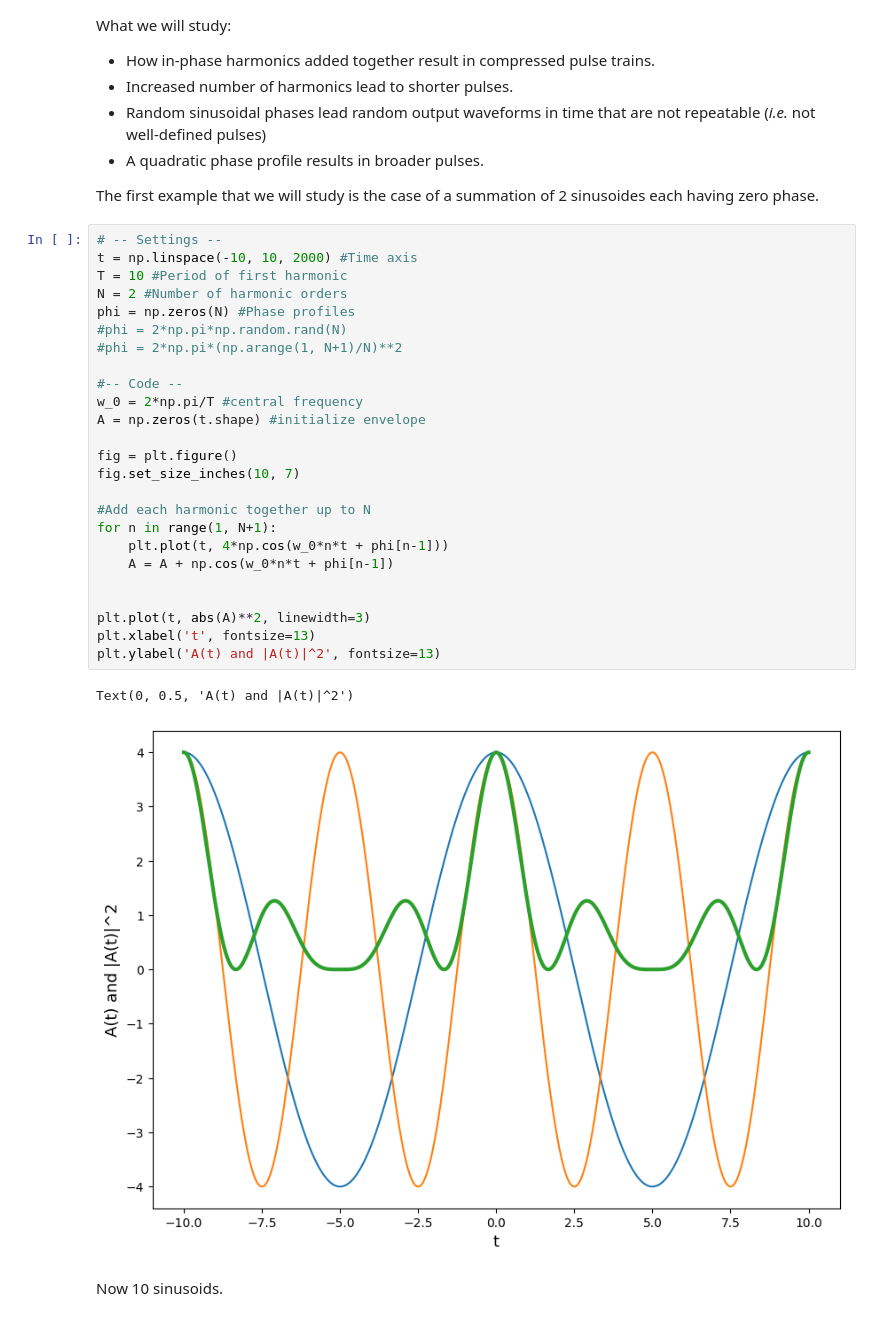
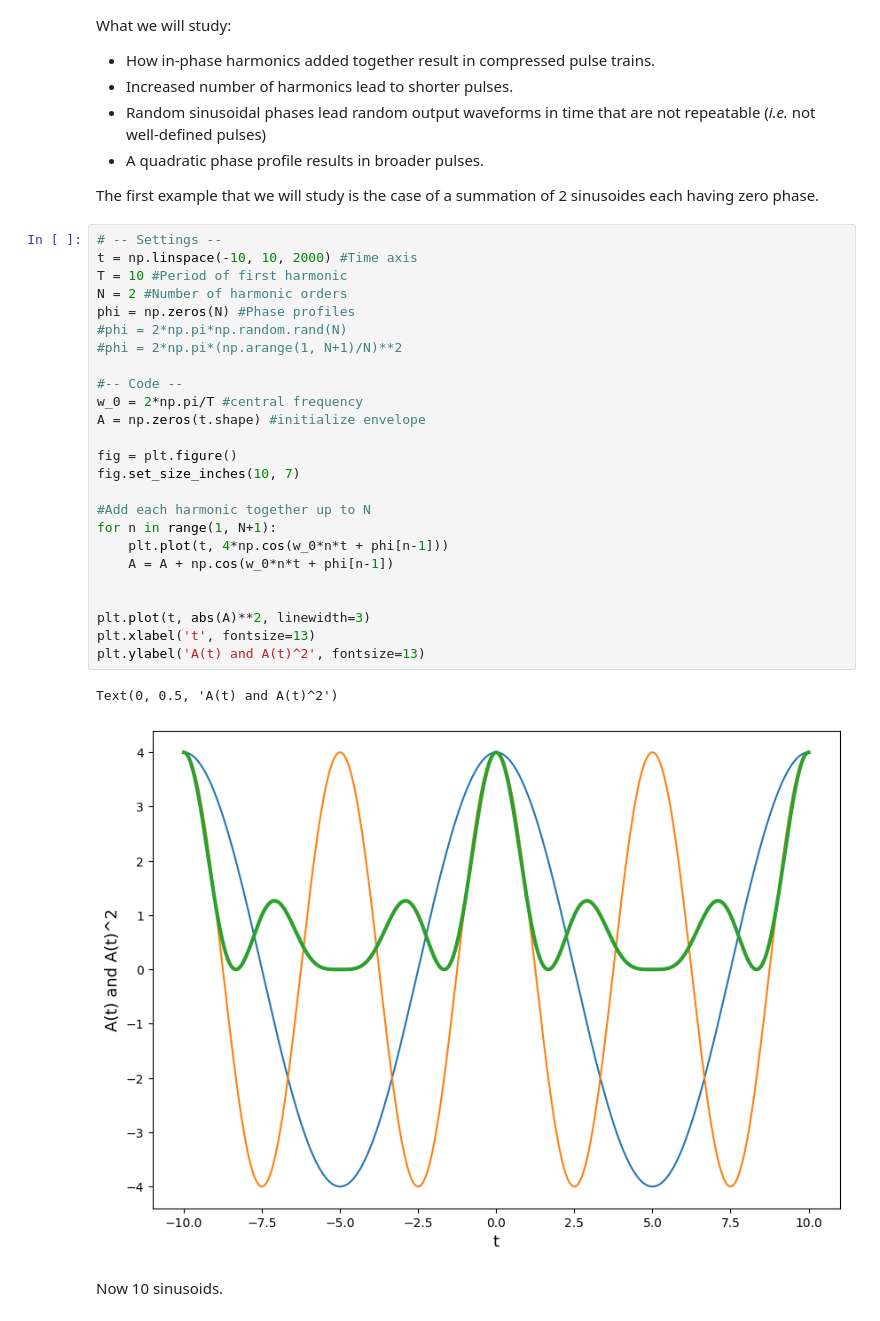
Before and after one commit to dkeathley/JPyBook-6.S097-IAP-Ultrafast-Photonics-Text, a Jupyter notebook: chapter-1.ipynb, the cells around one changed output. Cells and saved outputs as stored; diff of their text form.

```diff
--- a/chapter-1.ipynb
+++ b/chapter-1.ipynb
@@ -47,31 +47,31 @@ The first example that we will study is the case of a summation of 2 sinusoides
 # %%
 # -- Settings --
 t = np.linspace(-10, 10, 2000) #Time axis
 T = 10 #Period of first harmonic
 N = 2 #Number of harmonic orders
 phi = np.zeros(N) #Phase profiles
 #phi = 2*np.pi*np.random.rand(N)
 #phi = 2*np.pi*(np.arange(1, N+1)/N)**2
 
 #-- Code --
 w_0 = 2*np.pi/T #central frequency
 A = np.zeros(t.shape) #initialize envelope
 
 fig = plt.figure()
 fig.set_size_inches(10, 7)
 
 #Add each harmonic together up to N
 for n in range(1, N+1):
     plt.plot(t, 4*np.cos(w_0*n*t + phi[n-1]))
     A = A + np.cos(w_0*n*t + phi[n-1])
 
 
 plt.plot(t, abs(A)**2, linewidth=3)
 plt.xlabel('t', fontsize=13)
-plt.ylabel('A(t) and |A(t)|^2', fontsize=13)
+plt.ylabel('A(t) and A(t)^2', fontsize=13)
 # %% [output]
-Text(0, 0.5, 'A(t) and |A(t)|^2')
+Text(0, 0.5, 'A(t) and A(t)^2')
-[figure, old version]
+[figure, new version]
 # %% [markdown]
 Now 10 sinusoids.
 # %%
```
Also changed, not shown: parts of 6 cells of this notebook.
